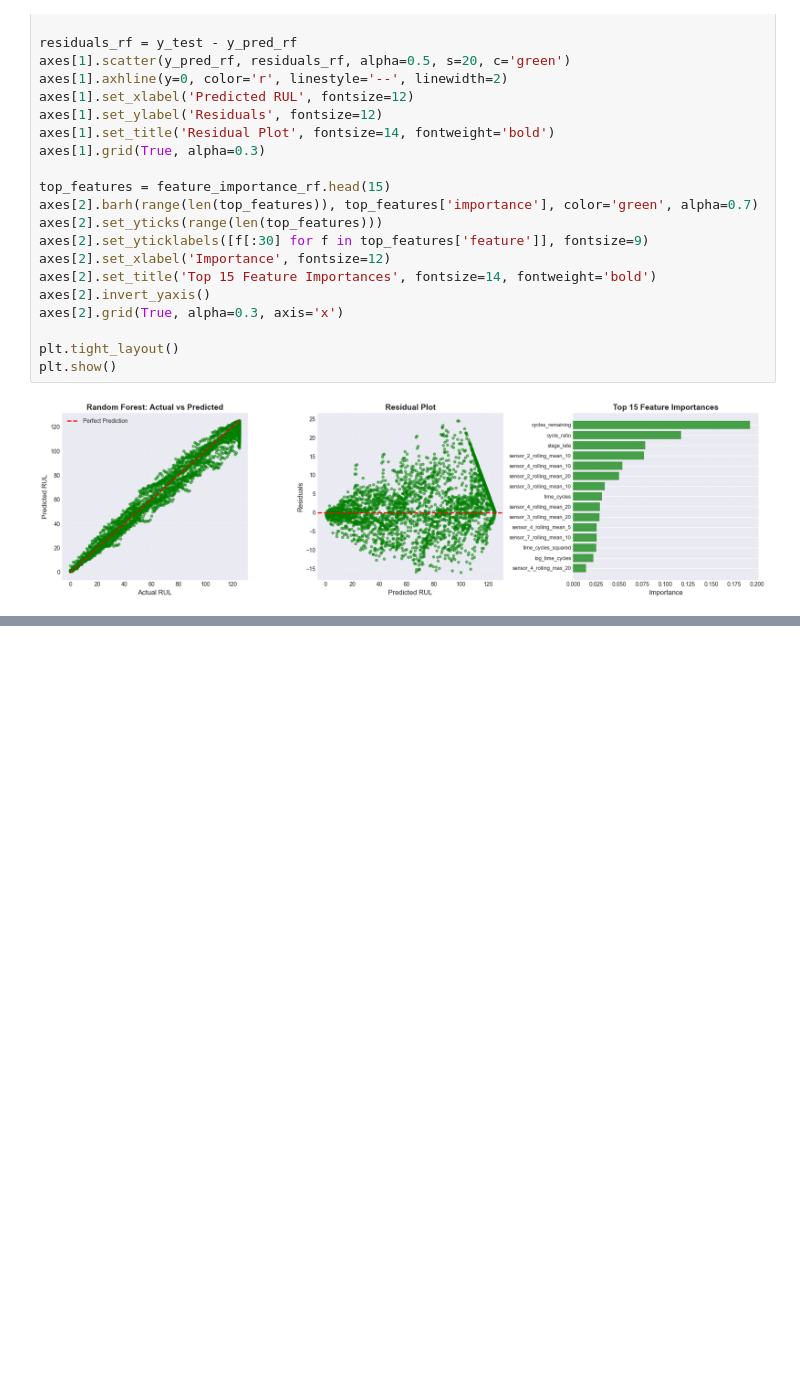
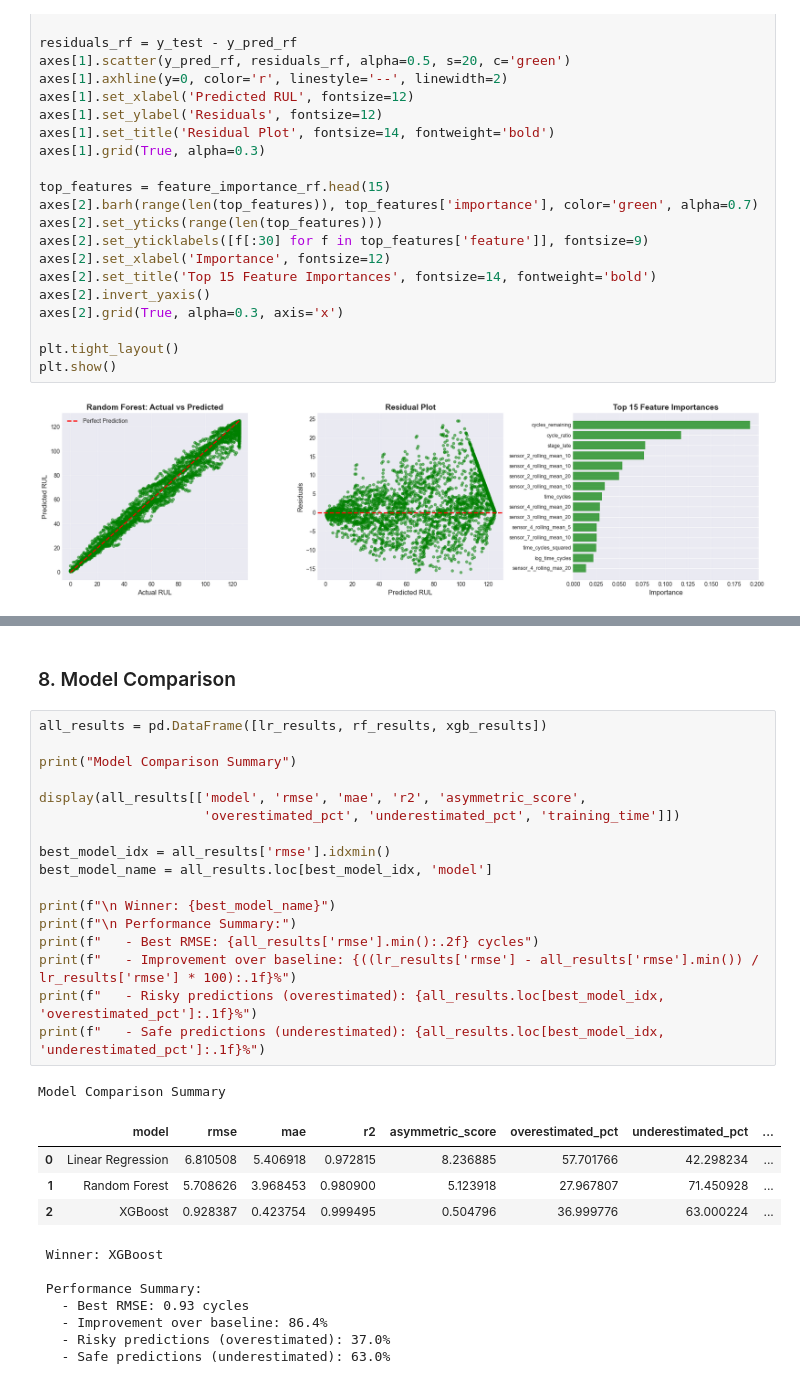
Before and after one commit to kumaraadya/Predictive-Maintenance-for-Industrial-Equipment, a Jupyter notebook: notebooks/03_modeling.ipynb, the cells around one changed output, grey strips where cells are left out. Drawn from its saved outputs; the diff is of its cells as text; blank space fills up the shorter version.

```diff
--- a/notebooks/03_modeling.ipynb
+++ b/notebooks/03_modeling.ipynb
@@ -340,0 +544,32 @@ plt.show()
+# %% [markdown]
+### 8. Model Comparison
+# %%
+all_results = pd.DataFrame([lr_results, rf_results, xgb_results])
+
+print("Model Comparison Summary")
+
+display(all_results[['model', 'rmse', 'mae', 'r2', 'asymmetric_score',
+                     'overestimated_pct', 'underestimated_pct', 'training_time']])
+
+best_model_idx = all_results['rmse'].idxmin()
+best_model_name = all_results.loc[best_model_idx, 'model']
+
+print(f"\n Winner: {best_model_name}")
+print(f"\n Performance Summary:")
+print(f"   - Best RMSE: {all_results['rmse'].min():.2f} cycles")
+print(f"   - Improvement over baseline: {((lr_results['rmse'] - all_results['rmse'].min()) / lr_results['rmse'] * 100):.1f}%")
+print(f"   - Risky predictions (overestimated): {all_results.loc[best_model_idx, 'overestimated_pct']:.1f}%")
+print(f"   - Safe predictions (underestimated): {all_results.loc[best_model_idx, 'underestimated_pct']:.1f}%")
+# %% [output]
+Model Comparison Summary
+|  | model | rmse | mae | r2 | asymmetric_score | overestimated_pct | underestimated_pct | ... |
+| 0 | Linear Regression | 6.810508 | 5.406918 | 0.972815 | 8.236885 | 57.701766 | 42.298234 | ... |
+| 1 | Random Forest | 5.708626 | 3.968453 | 0.980900 | 5.123918 | 27.967807 | 71.450928 | ... |
+| 2 | XGBoost | 0.928387 | 0.423754 | 0.999495 | 0.504796 | 36.999776 | 63.000224 | ... |
+ Winner: XGBoost
+
+ Performance Summary:
+   - Best RMSE: 0.93 cycles
+   - Improvement over baseline: 86.4%
+   - Risky predictions (overestimated): 37.0%
+   - Safe predictions (underestimated): 63.0%
```
Also changed, not shown: parts of 11 cells of this notebook, 1 other file.
